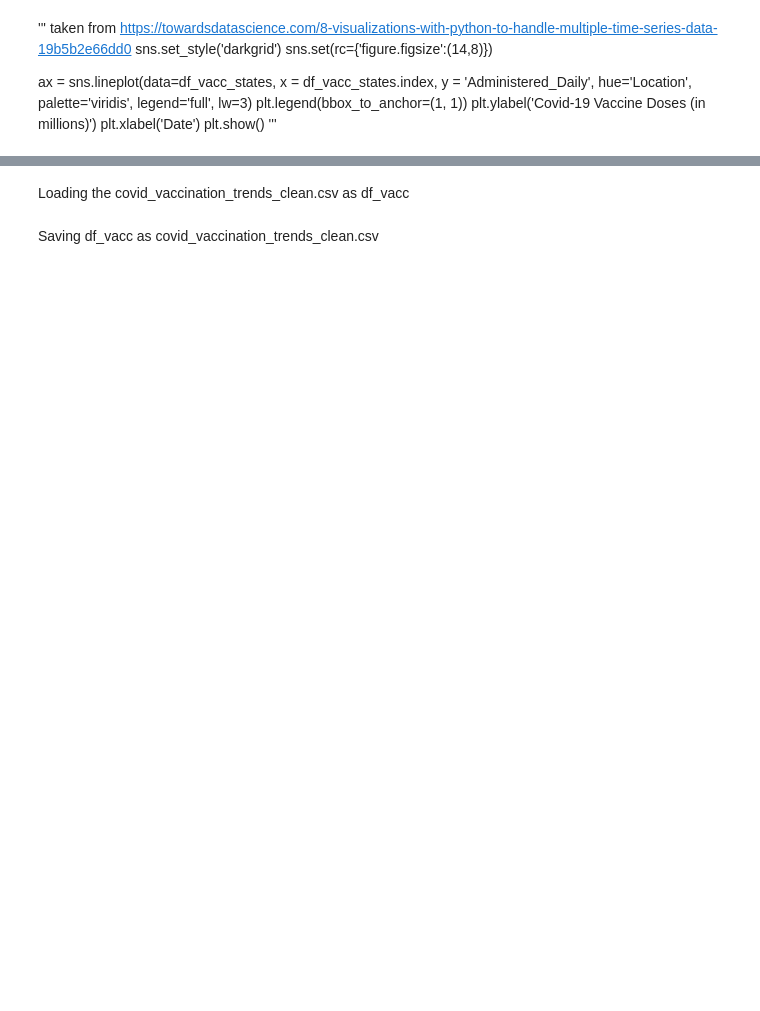
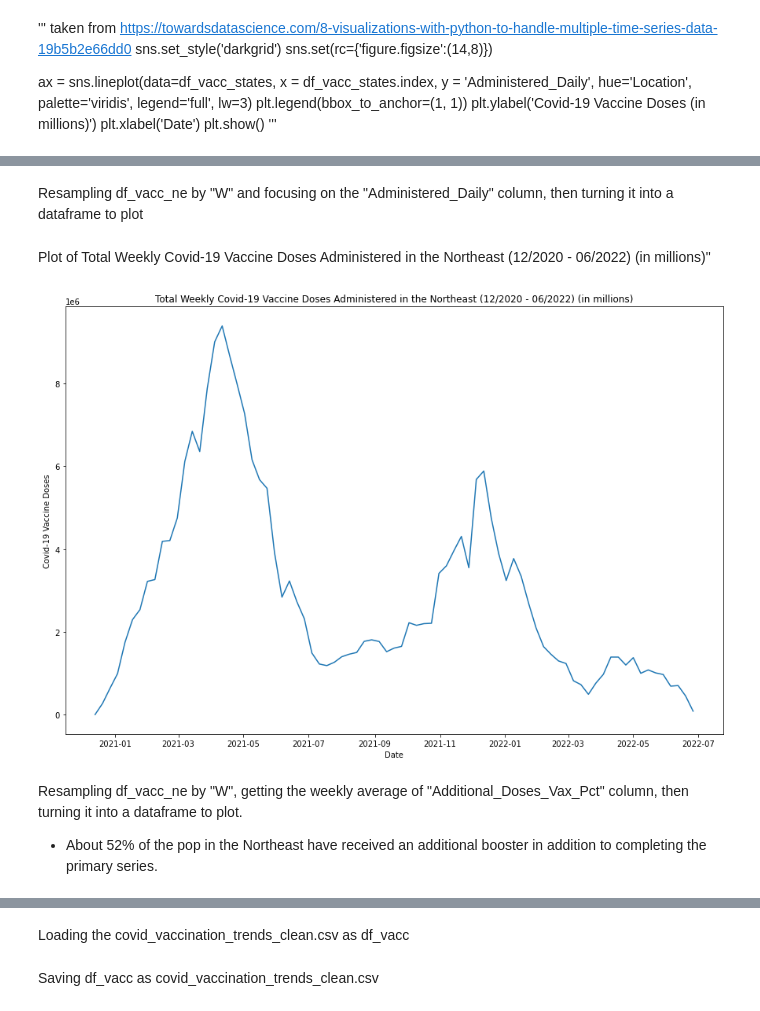
Before and after one commit to DeeVerma1/Project-4, a Jupyter notebook: code/02.2 - EDA-Vaccination.ipynb, the cells around one changed output, grey strips where cells are left out. Cells and saved outputs as stored; diff of their text form; code cells hidden in the pictures; blank space fills up the shorter version.

Commit message:
project 4 additional EDA

```diff
--- a/code/02.2 - EDA-Vaccination.ipynb
+++ b/code/02.2 - EDA-Vaccination.ipynb
@@ -863,0 +255,19 @@ df_vacc_ne.describe().T
+# %% [markdown]
+Resampling df_vacc_ne by "W" and focusing on the "Administered_Daily" column, then turning it into a dataframe to plot
+# %%
+b = df_vacc_ne.resample("W").sum()["Administered_Daily"]
+# %%
+weekly_total_doses_NE = b.to_frame()
+# %% [markdown]
+Plot of Total Weekly Covid-19 Vaccine Doses Administered in the Northeast (12/2020 - 06/2022) (in millions)"
+# %%
+plt.figure(figsize = (15,10)) # resample for weekly
+plt.plot(weekly_total_doses_NE.index, weekly_total_doses_NE["Administered_Daily"])
+plt.xlabel("Date")
+plt.ylabel("Covid-19 Vaccine Doses")
+plt.title("Total Weekly Covid-19 Vaccine Doses Administered in the Northeast (12/2020 - 06/2022) (in millions)");
+# %% [output]
+[figure, added]
+# %% [markdown]
+Resampling df_vacc_ne by "W", getting the weekly average of "Additional_Doses_Vax_Pct" column, then turning it into a dataframe to plot.
+- About 52% of the pop in the Northeast have received an additional booster in addition to completing the primary series.
```
Also changed, not shown: parts of 123 cells of this notebook.
